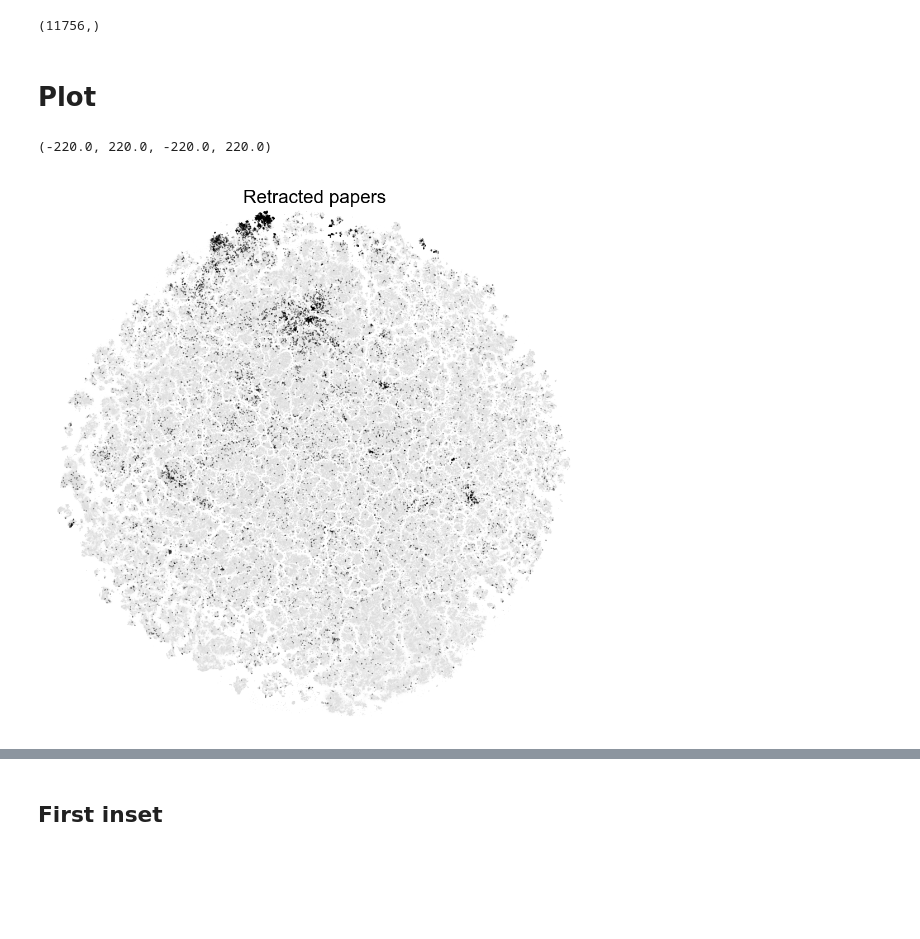
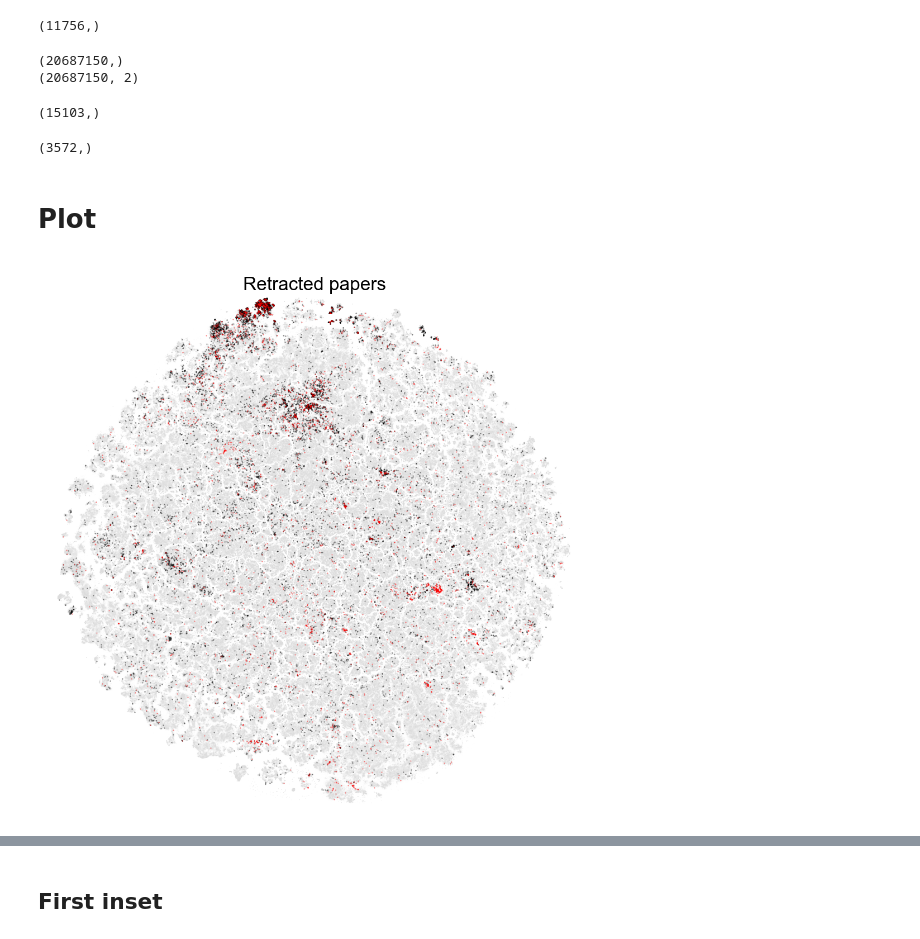
Before and after one commit to berenslab/pubmed-landscape, a Jupyter notebook: scripts/15-rgm-analysis-retracted-papers.ipynb, the cells around one changed output, grey strips where cells are left out. Drawn from its saved outputs; the diff is of its cells as text; code cells hidden in the pictures; blank space fills up the shorter version.

```diff
--- a/scripts/15-rgm-analysis-retracted-papers.ipynb
+++ b/scripts/15-rgm-analysis-retracted-papers.ipynb
@@ -169,0 +463,3 @@ np.save(variables_path / "mask_retracted_pmids", mask_retracted_pmids)
+# %%
+%%time
+pre_mask = np.vectorize(dict_map.get)(pmids_dataset)
@@ -169,0 +469,4 @@ np.save(variables_path / "mask_retracted_pmids", mask_retracted_pmids)
+# %%
+%%time
+pre_mask = np.where(pre_mask == None, 0, pre_mask)
+pre_mask = np.where(pre_mask == "None", 0, pre_mask)
@@ -169,0 +476,2 @@ np.save(variables_path / "mask_retracted_pmids", mask_retracted_pmids)
+# %%
+mask_new_retracted_pmids = pre_mask == 1
@@ -316,0 +781,2 @@ There are 11756 intact papers
+# %%
+abstracts = all_abstracts[mask_new_retracted_pmids]
@@ -327,6 +935,38 @@ print(intact_retracted_pmids.shape)
 np.save(variables_path / "intact_retracted_pmids", intact_retracted_pmids)
 # %% [output]
 (11756,)
+# %%
+print(pmids_dataset.shape)
+print(tsne.shape)
+# %% [output]
+(20687150,)
+(20687150, 2)
+# %%
+intact_retracted_pmids_rw = pmids_dataset[mask_retracted_pmids_rw][
+    (~mask_retraction_rw)
+    & (~mask_retracted_rw)
+    & (~mask_withdrawal_rw)
+    & (~mask_withdrawn_rw)
+]
+print(intact_retracted_pmids_rw.shape)
+np.save(
+    variables_path / "intact_retracted_pmids_rw", intact_retracted_pmids_rw
+)
+# %% [output]
+(15103,)
+# %%
+intact_new_retracted_pmids = pmids_dataset[mask_new_retracted_pmids][
+    (~mask_retraction_new)
+    & (~mask_retracted_new)
+    & (~mask_withdrawal_new)
+    & (~mask_withdrawn_new)
+]
+print(intact_new_retracted_pmids.shape)
+np.save(
+    variables_path / "intact_new_retracted_pmids", intact_new_retracted_pmids
+)
+# %% [output]
+(3572,)
 # %% [markdown]
 # Plot
 # %%
@@ -351,34 +991,52 @@ subregion = tsne[mask_retracted_pmids][
     & (~mask_withdrawn)
 ]
 
+subregion_rw = tsne[mask_new_retracted_pmids][
+    (~mask_retraction_new)
+    & (~mask_retracted_new)
+    & (~mask_withdrawal_new)
+    & (~mask_withdrawn_new)
+]
+
 ax.scatter(
     tsne[:, 0],
     tsne[:, 1],
     c="lightgrey",
     s=s_grey,
     alpha=alpha_grey,
     marker=".",
     linewidths=0,
     rasterized=True,
     ec="None",
 )
 
+
 ax.scatter(
     *subregion.T,
     s=s_color,
     c="black",
     alpha=alpha_color,
     marker=".",
     linewidths=0,
     rasterized=True,
 )
 
+ax.scatter(
+    *subregion_rw.T,
+    s=s_color,
+    c="red",
+    alpha=alpha_color,
+    marker=".",
+    linewidths=0,
+    rasterized=True,
+)
 
 ax.set_title("Retracted papers")
 ax.axis("equal")
 ax.set_xlim(x_lim[0], x_lim[1])
 ax.set_ylim(y_lim[0], y_lim[1])
 ax.axis("off")
+
+fig.savefig(figures_path / "retracted_papers_plus_rw_v3.png")
 # %% [output]
-(-220.0, 220.0, -220.0, 220.0)
-[figure, old version]
+[figure, new version]
```
Also changed, not shown: parts of 92 cells of this notebook, 27 other files.
